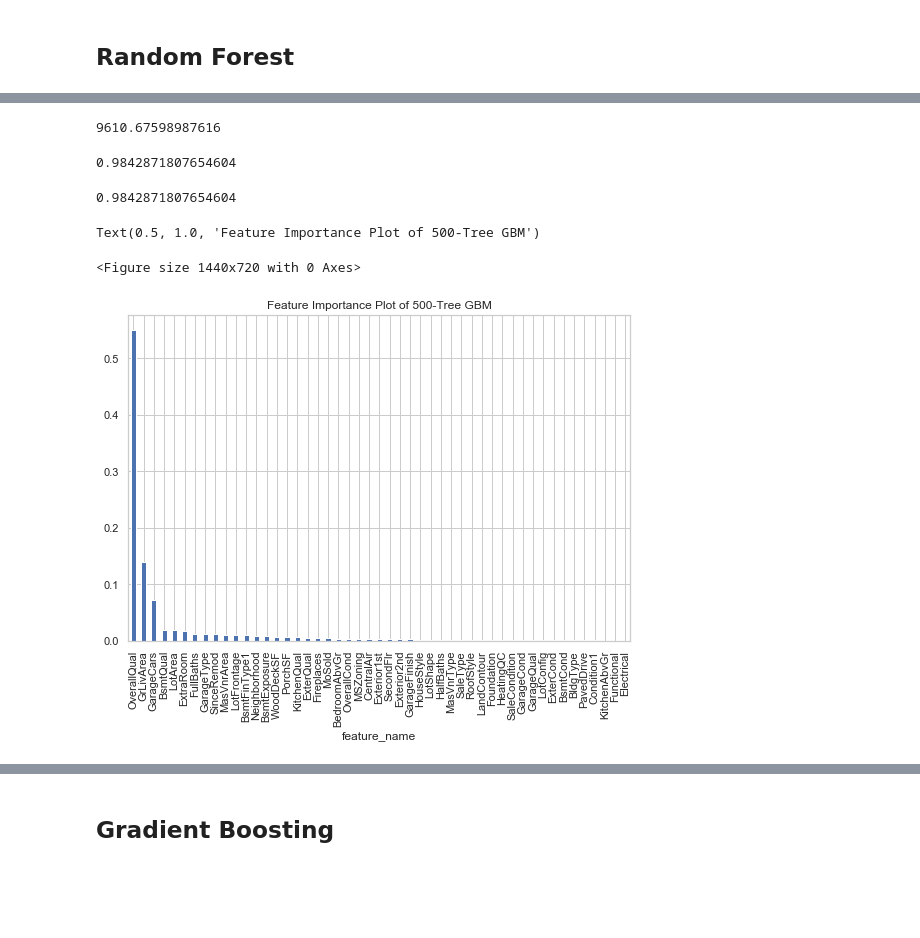
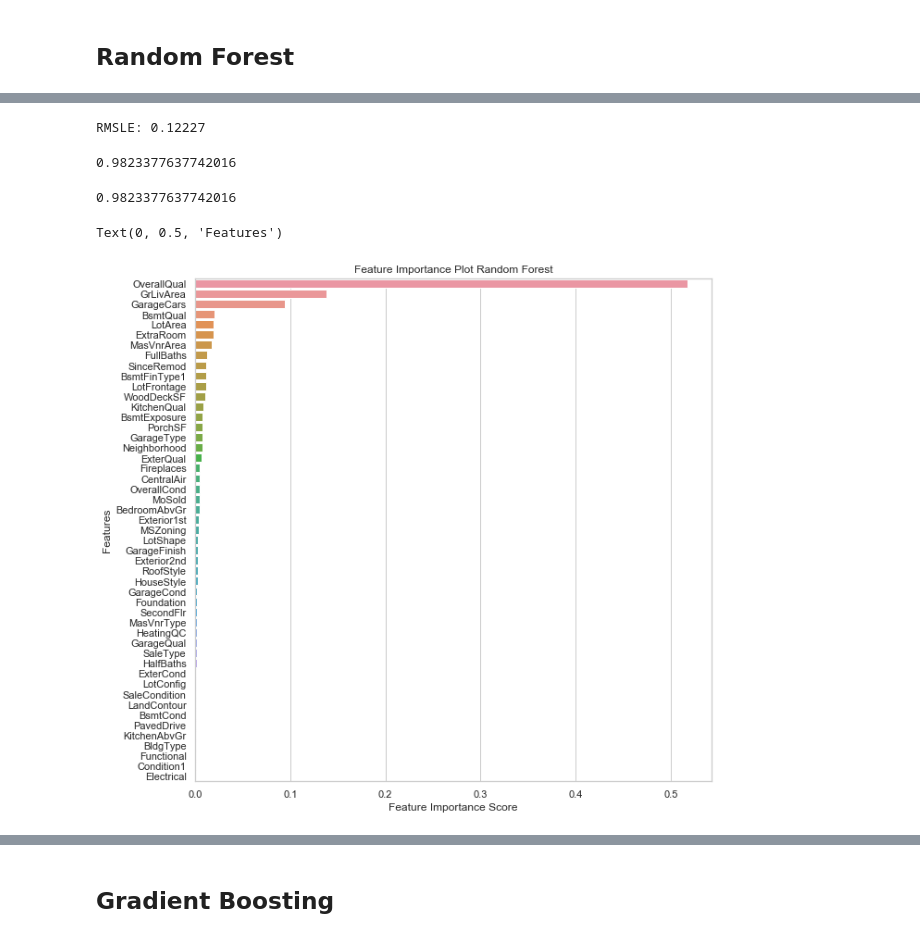
Before and after one commit to ryanhpark/HousingPricePrediction_ML, a Jupyter notebook: Ryan/3-2.Tree_Based_Models.ipynb, the cells around one changed output, grey strips where cells are left out. Cells and saved outputs as stored; diff of their text form; code cells hidden in the pictures; blank space fills up the shorter version.

```diff
--- a/Ryan/3-2.Tree_Based_Models.ipynb
+++ b/Ryan/3-2.Tree_Based_Models.ipynb
@@ -59,14 +44,17 @@ def model_eval(model, grid_para, X = X, Y = Y, ):
+# %%
+X_train, X_test, y_train, y_test = train_test_split(X, Y, test_size = 0.2, random_state = 0)
 # %% [markdown]
 ## Random Forest
 # %%
 randomForest = RandomForestRegressor(random_state = 0)
 # %%
-grid_para_forest = {'n_estimators': range(10, 500, 20)}
+grid_para_forest = {'n_estimators': range(200, 300, 10),
+                   'max_depth': [10,15,20,30,40,50]}
 # %%
 grid_search_forest = GridSearchCV(randomForest,
                                   grid_para_forest,
                                   cv=3, n_jobs = 5, verbose = 1)
-grid_search_forest.fit(X, Y)
+grid_search_forest.fit(X_train, y_train)
 
 print(grid_search_forest.best_params_)
 print(grid_search_forest.best_score_)
@@ -87,28 +75,30 @@ RandomForestRegressor(bootstrap=True, ccp_alpha=0.0, criterion='mse',
                       random_state=0, verbose=0, warm_start=False)
 # %%
 bestmodel = grid_search_forest.best_estimator_
-pred = bestmodel.predict(X)
-RMSLE = np.sqrt(mean_squared_error(pred, Y))
-RMSLE
+pred = bestmodel.predict(X_test)
+RMSLE = np.sqrt(mean_squared_log_error(pred, y_test))
+print("RMSLE: " + str(round(RMSLE,5)))
 # %% [output]
-9610.67598987616
+RMSLE: 0.12227
 # %%
-grid_search_forest.score(X, Y)
+grid_search_forest.score(X_train, y_train)
 # %% [output]
-0.9842871807654604
+0.9823377637742016
 # %%
-grid_search_forest.best_estimator_.score(X, Y)
+grid_search_forest.best_estimator_.score(X_train, y_train)
 # %% [output]
-0.9842871807654604
+0.9823377637742016
 # %%
 sorted_importance = sorted(zip(X.columns, bestmodel.feature_importances_), key=lambda t:t[1], reverse=True)
-a, b = zip(*sorted_importance) # this splits the list of tuples into two lists
-plt.figure(figsize = (20,10))
-pd.DataFrame({'feature_name':a, 'importance_score':b}).plot.bar(x='feature_name',y='importance_score', legend=None);
+a, b = zip(*sorted_importance)
+plt.figure(figsize = (10,10))
+df = pd.DataFrame({'feature_name':a, 'importance_score':b})
+sns.barplot(data = df, x = 'importance_score', y= 'feature_name', orient = 'h');
 plt.title('Feature Importance Plot Random Forest')
+plt.xlabel('Feature Importance Score')
+plt.ylabel('Features')
 # %% [output]
-Text(0.5, 1.0, 'Feature Importance Plot of 500-Tree GBM')
+Text(0, 0.5, 'Features')
-<Figure size 1440x720 with 0 Axes>
-[figure, old version]
+[figure, new version]
 # %%
 plt.figure(figsize=(8,8))
```
Also changed, not shown: parts of 12 cells of this notebook, 1 other file.
